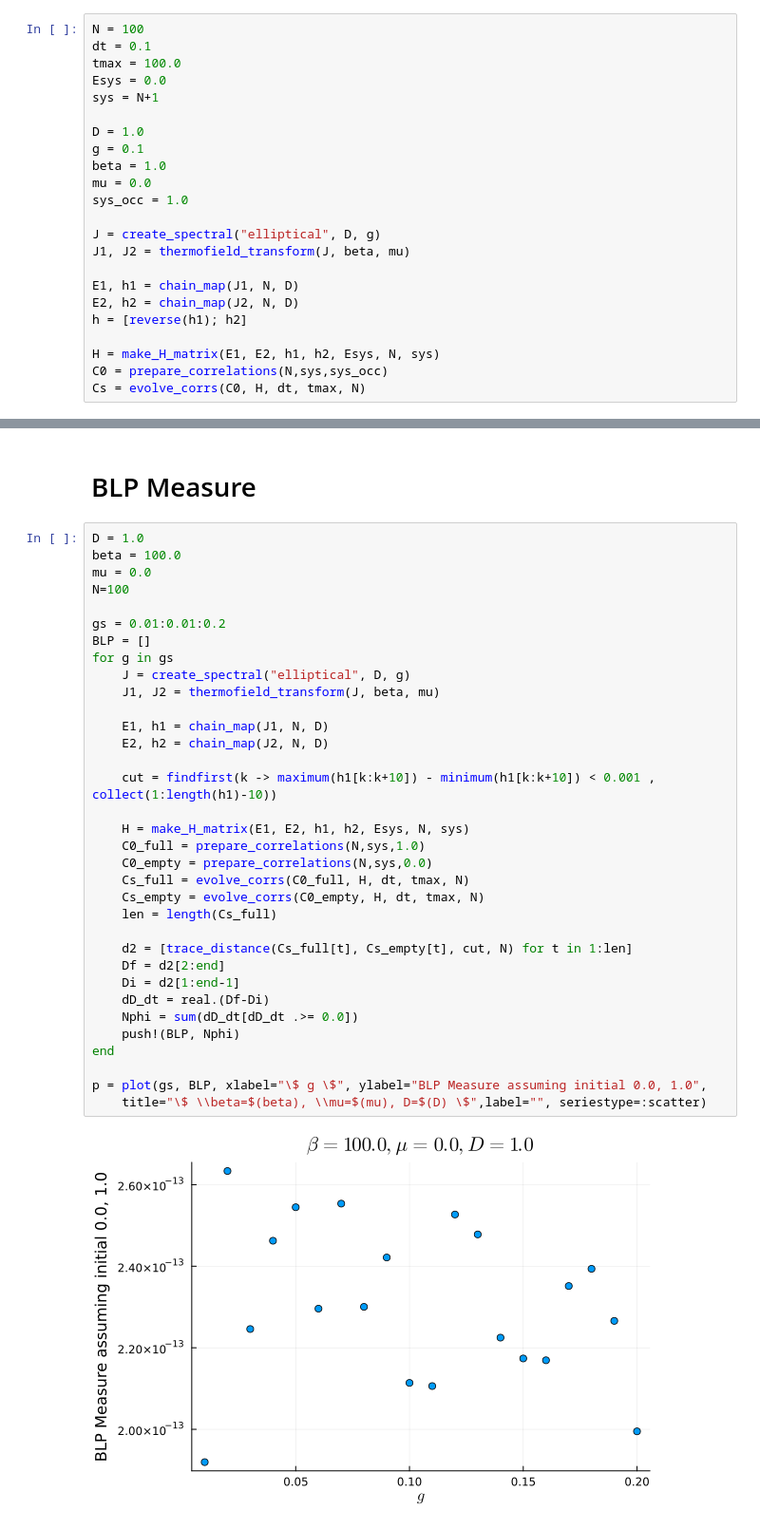
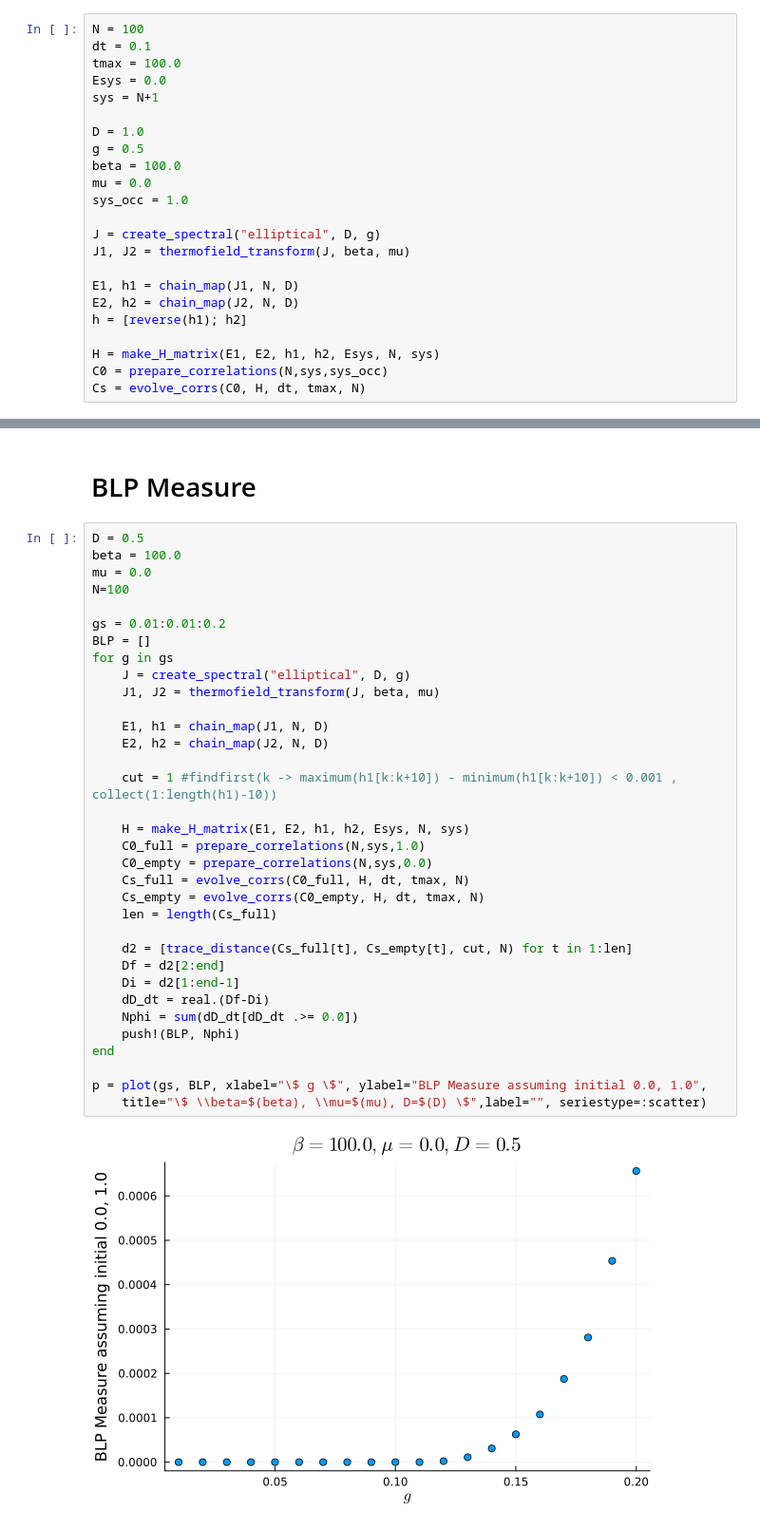
Before and after one commit to FTurci/AgeingManyBodyQuantumSys, a Jupyter notebook: 1stTerm/fluxAnims.ipynb, the cells around one changed output, grey strips where cells are left out. Shown at 95% size. Drawn from its saved outputs; the diff is of its cells as text.

```diff
--- a/1stTerm/fluxAnims.ipynb
+++ b/1stTerm/fluxAnims.ipynb
@@ -28,8 +28,8 @@ Esys = 0.0
 sys = N+1
 
 D = 1.0
-g = 0.1
-beta = 1.0
+g = 0.5
+beta = 100.0
 mu = 0.0
 sys_occ = 1.0
 
@@ -234,38 +228,38 @@ Plots.AnimatedGif("/Users/ben/AgeingManyBodyQuantumSys/figures/mutualInfo_g0.1B1
 # %% [markdown]
 # BLP Measure
 # %%
-D = 1.0
+D = 0.5
 beta = 100.0
 mu = 0.0
 N=100
 
 gs = 0.01:0.01:0.2
 BLP = []
 for g in gs
     J = create_spectral("elliptical", D, g)
     J1, J2 = thermofield_transform(J, beta, mu)
 
     E1, h1 = chain_map(J1, N, D)
     E2, h2 = chain_map(J2, N, D)
 
-    cut = findfirst(k -> maximum(h1[k:k+10]) - minimum(h1[k:k+10]) < 0.001 , collect(1:length(h1)-10))
+    cut = 1 #findfirst(k -> maximum(h1[k:k+10]) - minimum(h1[k:k+10]) < 0.001 , collect(1:length(h1)-10))
 
     H = make_H_matrix(E1, E2, h1, h2, Esys, N, sys)
     C0_full = prepare_correlations(N,sys,1.0)
     C0_empty = prepare_correlations(N,sys,0.0)
     Cs_full = evolve_corrs(C0_full, H, dt, tmax, N)
     Cs_empty = evolve_corrs(C0_empty, H, dt, tmax, N)
     len = length(Cs_full)
 
     d2 = [trace_distance(Cs_full[t], Cs_empty[t], cut, N) for t in 1:len]
     Df = d2[2:end]
     Di = d2[1:end-1]
     dD_dt = real.(Df-Di)
     Nphi = sum(dD_dt[dD_dt .>= 0.0])
     push!(BLP, Nphi)
 end
 
 p = plot(gs, BLP, xlabel="\$ g \$", ylabel="BLP Measure assuming initial 0.0, 1.0",
     title="\$ \\beta=$(beta), \\mu=$(mu), D=$(D) \$",label="", seriestype=:scatter)
 # %% [output]
-[figure, old version]
+[figure, new version]
```
Also changed, not shown: parts of 9 cells of this notebook, 8 other files.
